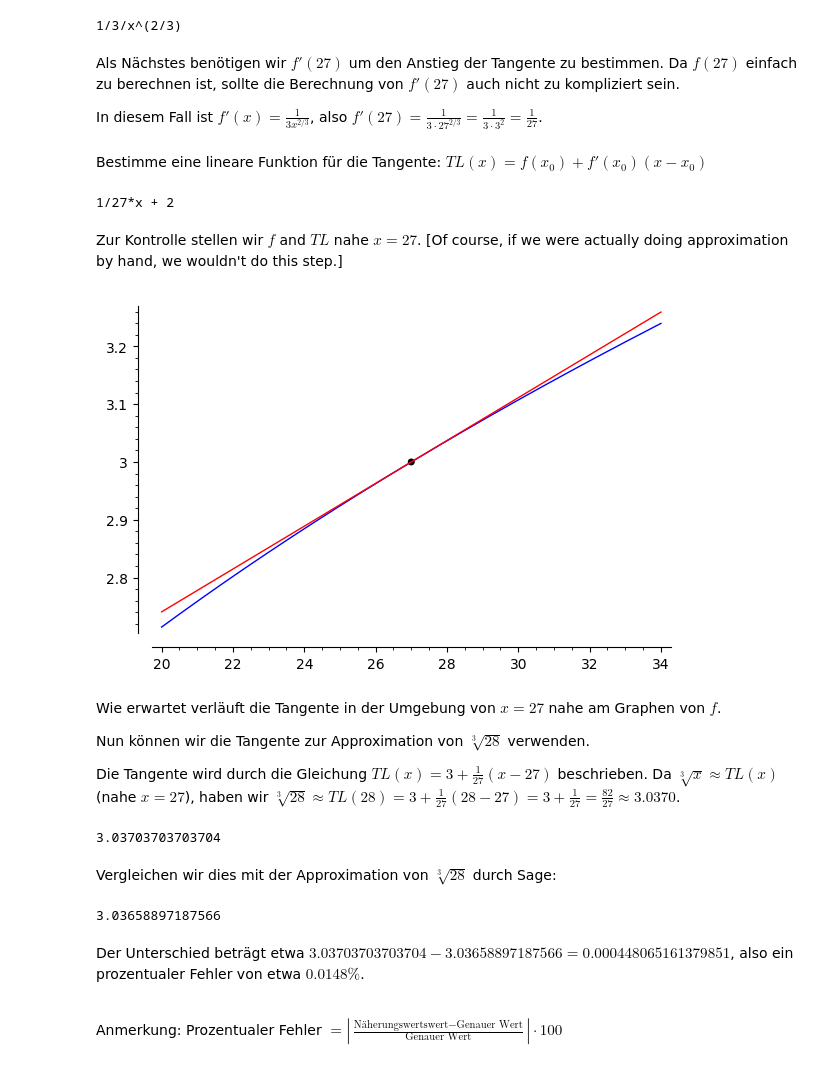
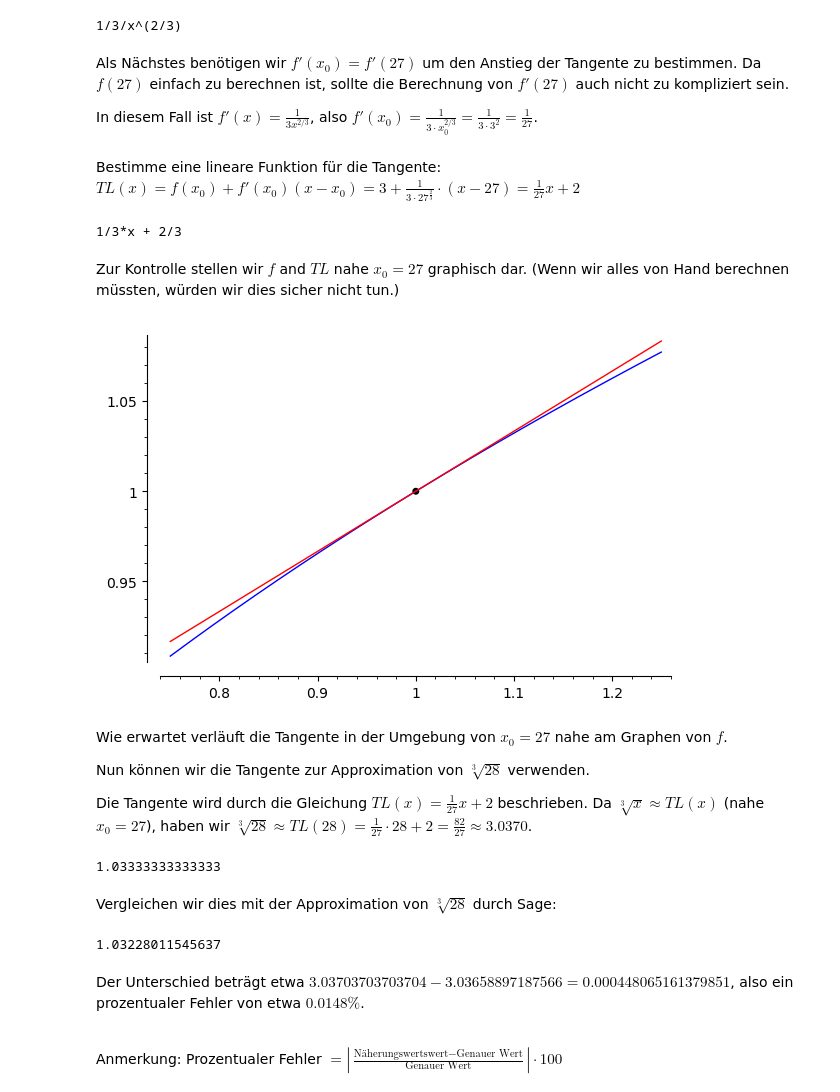
Before and after one commit to ingodahn/Linearkombination, a Jupyter notebook: LineareApproximation.ipynb, the cells around one changed output. Cells and saved outputs as stored; diff of their text form; code cells hidden in the pictures.

```diff
--- a/LineareApproximation.ipynb
+++ b/LineareApproximation.ipynb
@@ -38,3 +55,5 @@ Als Erstes definieren wir die Funktion, die wir approximieren wollen:
 # %%
 f(x)=x^(1/3)  #Kubikwurzel
+x0=27;x1=28
+x_min=0.75*x0;x_max=1.25*x0
 # %% [markdown]
@@ -45,38 +64,38 @@ show(df(x))
 # %% [output]
 1/3/x^(2/3)
 # %% [markdown]
-Als Nächstes benötigen wir $f'(27)$ um den Anstieg der Tangente zu bestimmen. Da $f(27)$ einfach zu berechnen ist, sollte die Berechnung von $f'(27)$ auch nicht zu kompliziert sein.
+Als Nächstes benötigen wir $f'(x_0)=f'(27)$ um den Anstieg der Tangente zu bestimmen. Da $f(27)$ einfach zu berechnen ist, sollte die Berechnung von $f'(27)$ auch nicht zu kompliziert sein.
 
-In diesem Fall ist $\displaystyle f'(x)=\frac{1}{3x^{2/3}}$, also $\displaystyle f'(27)=\frac{1}{3\cdot27^{2/3}}=\frac{1}{3\cdot3^2}=\frac{1}{27}$.
+In diesem Fall ist $\displaystyle f'(x)=\frac{1}{3x^{2/3}}$, also $\displaystyle f'(x_0)=\frac{1}{3\cdot x_0^{2/3}}=\frac{1}{3\cdot3^2}=\frac{1}{27}$.
 # %% [markdown]
-Bestimme eine lineare Funktion für die Tangente: $TL(x)=f(x_0)+f'(x_0)(x-x_0)$
+Bestimme eine lineare Funktion für die Tangente: $TL(x)=f(x_0)+f'(x_0)(x-x_0)=3+\frac{1}{3\cdot27^{\frac{2}{3}}}\cdot(x-27)=\frac{1}{27}x+2$
 # %%
-TL(x)=3+1/27*(x-27); show(TL(x))
+TL(x)=f(x0)+df(x0)*(x-x0); show(TL(x))
 # %% [output]
-1/27*x + 2
+1/3*x + 2/3
-# %% [markdown]
-Zur Kontrolle stellen wir $f$ and $TL$ nahe $x=27$. [Of course, if we were actually doing approximation by hand, we wouldn't do this step.]
+# %% [markdown]
+Zur Kontrolle stellen wir $f$ and $TL$ nahe $x_0=27$ graphisch dar. (Wenn wir alles von Hand berechnen müssten, würden wir dies sicher nicht tun.)
 # %%
-f(x)=x^(1/3);TL(x)=3+1/27*(x-27)
-plot(f,xmin=20,xmax=34)+plot(TL,xmin=20,xmax=34,color='red')+point((27,3),size=25,color='black')
+# f(x)=x^(1/3);TL(x)=3+1/27*(x-27)
+plot(f,xmin=x_min,xmax=x_max)+plot(TL,xmin=x_min,xmax=x_max,color='red')+point((x0,f(x0)),size=25,color='black')
 # %% [output]
-[figure, old version]
+[figure, new version]
 # %% [markdown]
-Wie erwartet verläuft die Tangente in der Umgebung von $x=27$ nahe am Graphen von $f$.
+Wie erwartet verläuft die Tangente in der Umgebung von $x_0=27$ nahe am Graphen von $f$.
 
 Nun können wir die Tangente zur Approximation von $\sqrt[3]{28}$ verwenden.
 
-Die Tangente wird durch die Gleichung $TL(x)=3+\frac{1}{27}(x-27)$ beschrieben. Da $\sqrt[3]{x}\approx TL(x)$ (nahe $x=27$), haben wir $\sqrt[3]{28}\approx TL(28)=3+\frac{1}{27}(28-27)=3+\frac{1}{27}=\frac{82}{27}\approx3.0370$.
+Die Tangente wird durch die Gleichung $TL(x)=\frac{1}{27}x+2$ beschrieben. Da $\sqrt[3]{x}\approx TL(x)$ (nahe $x_0=27$), haben wir $\sqrt[3]{28}\approx TL(28)=\frac{1}{27}\cdot 28 +2=\frac{82}{27}\approx3.0370$.
 # %%
-N(TL(28))
+N(TL(x1))
 # %% [output]
-3.03703703703704
+1.03333333333333
 # %% [markdown]
 Vergleichen wir dies mit der Approximation von $\sqrt[3]{28}$ durch Sage:
 # %%
-N(28^(1/3))
+N(x1^(1/3))
 # %% [output]
-3.03658897187566
+1.03228011545637
 # %% [markdown]
 Der Unterschied beträgt etwa $3.03703703703704-3.03658897187566=0.000448065161379851$, also ein prozentualer Fehler von etwa $0.0148\%$.
 
```
Also changed, not shown: parts of 20 cells of this notebook.
